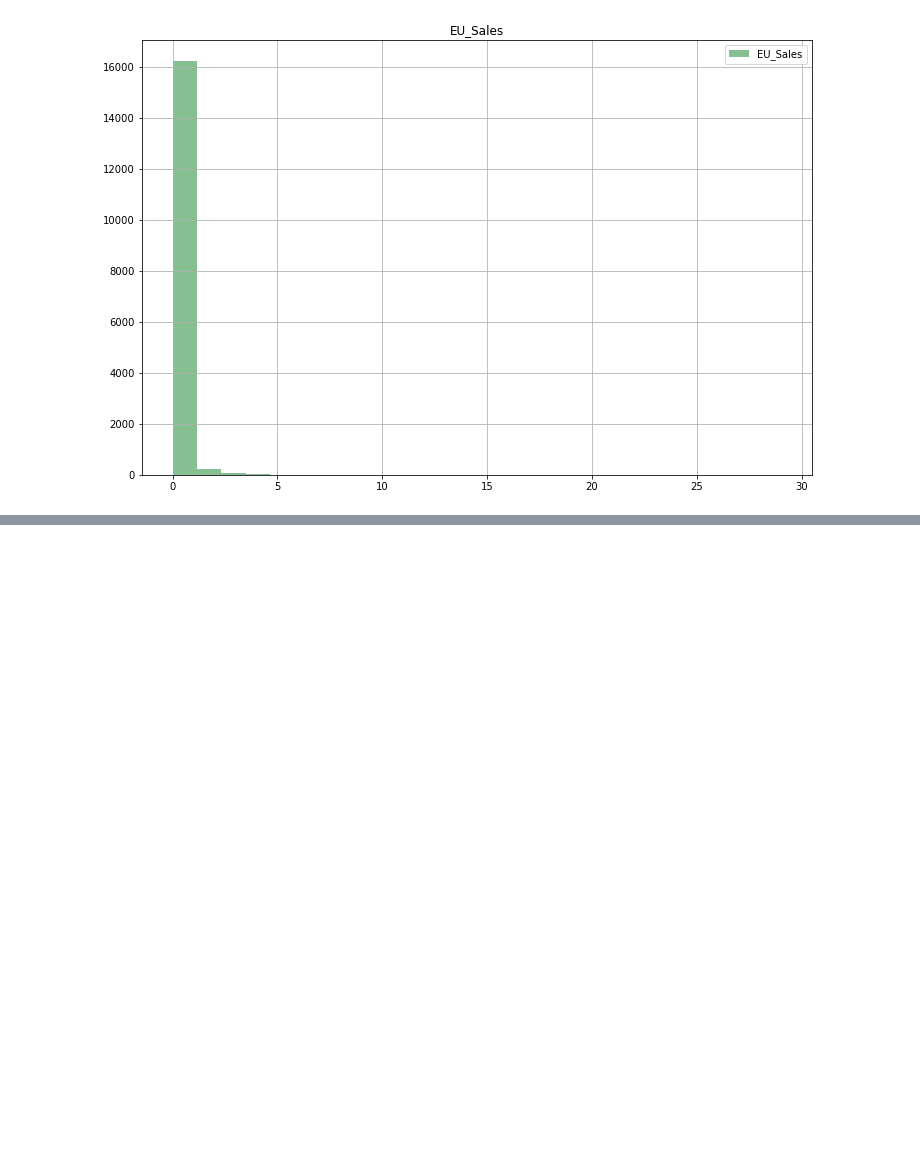
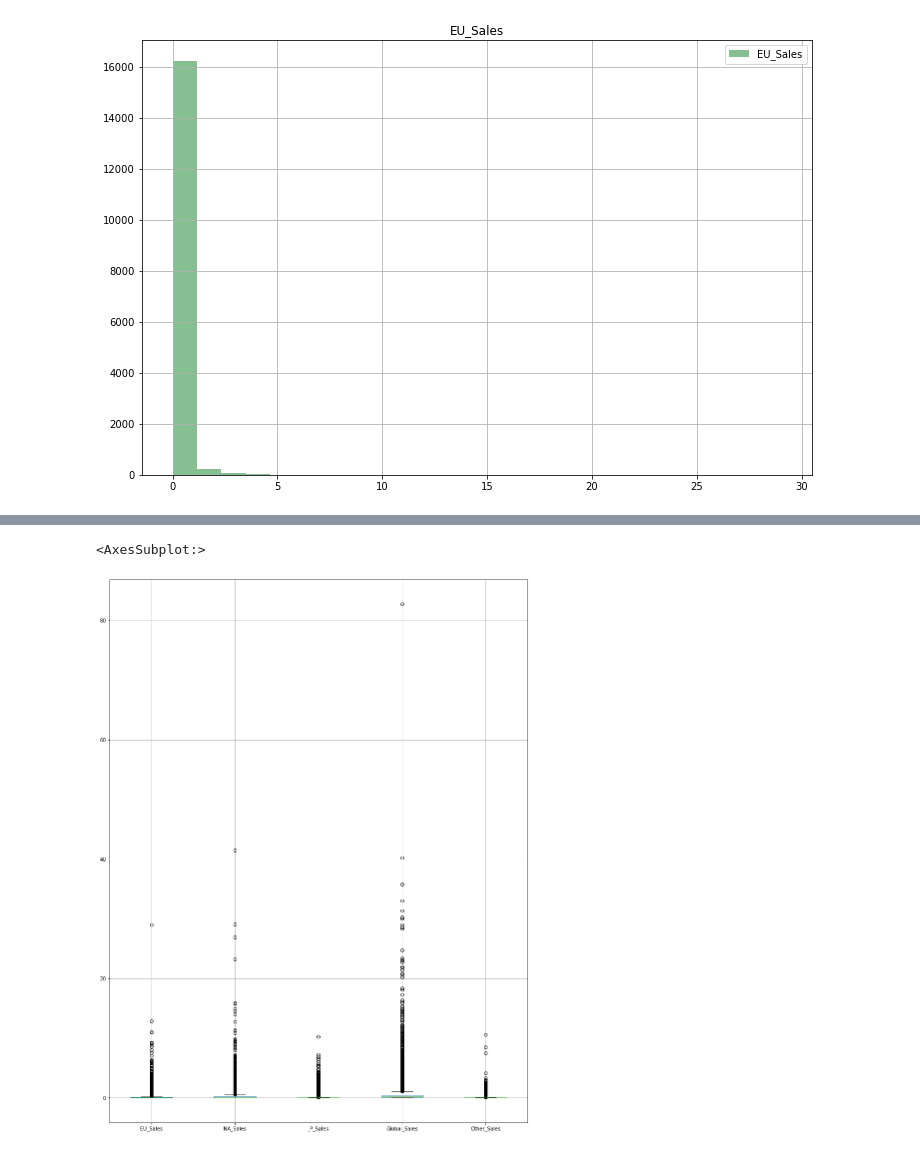
Before and after one commit to kawaremu/CodeLabsAcademy, a Jupyter notebook: Unit 2/Homeworks/data-exploration.ipynb, the cells around one changed output, grey strips where cells are left out. Saved outputs shown, nothing was run; the diff lists cells and outputs as text; code cells hidden in the pictures; blank space fills up the shorter version.

```diff
--- a/Unit 2/Homeworks/data-exploration.ipynb
+++ b/Unit 2/Homeworks/data-exploration.ipynb
@@ -361,0 +584,5 @@ boxplot = df.boxplot(column='EU_Sales',figsize=(12,8), color='#86bf91')
+# %%
+df.boxplot(column=['EU_Sales','NA_Sales','JP_Sales','Global_Sales','Other_Sales'],figsize=(15,20))
+# %% [output]
+<AxesSubplot:>
+[figure, added]
```
Also changed, not shown: parts of 47 cells of this notebook, 3 other files.
